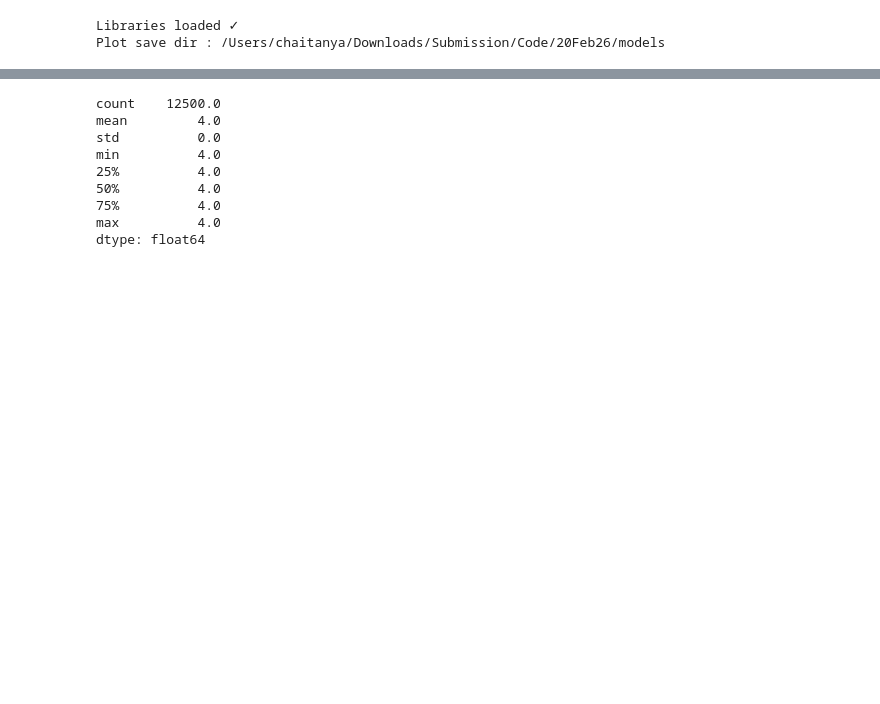
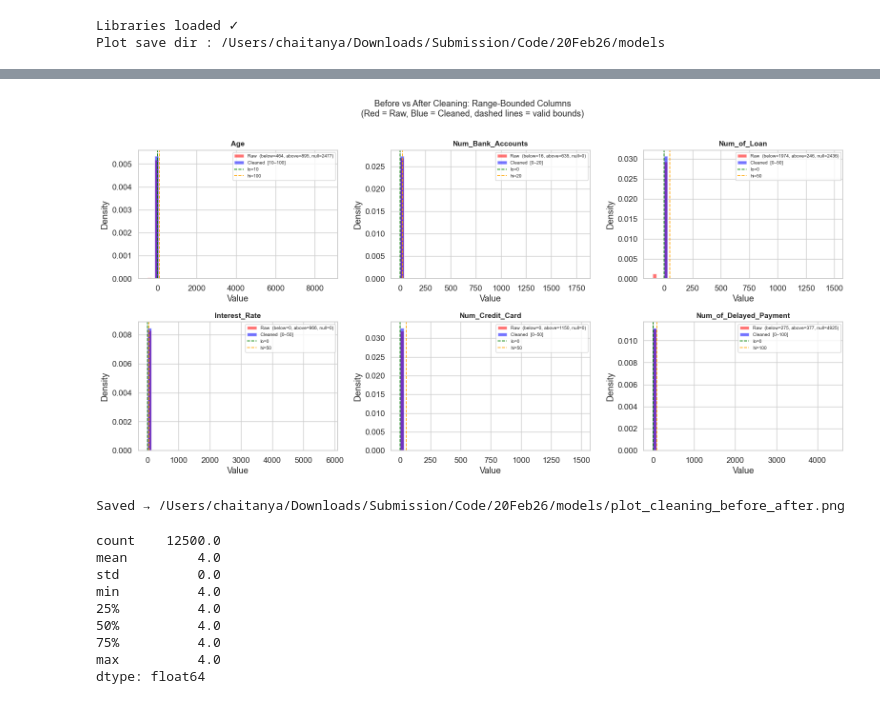
Before and after one commit to Chaitanya142/LJMU_MSDS_C26_Jul25, a Jupyter notebook: notebooks/01_EDA_and_Feature_Engineering.ipynb, the cells around one changed output, grey strips where cells are left out. Cells and saved outputs as stored; diff of their text form; code cells hidden in the pictures; blank space fills up the shorter version.

```diff
--- a/notebooks/01_EDA_and_Feature_Engineering.ipynb
+++ b/notebooks/01_EDA_and_Feature_Engineering.ipynb
@@ -66,3 +131,56 @@ Unique customers: 12500
+# %%
+
+# ── 1b. Before/After Cleaning: Histogram comparison for Range-Bounded Columns ──
+import matplotlib.pyplot as plt, numpy as np, os, pandas as pd
+from src.preprocessing import COLUMN_BOUNDS
+
+RAW_CSV = os.path.join(os.path.abspath('..'), 'Data', 'bank_user_dataset.csv')
+
+_raw2 = pd.read_csv(RAW_CSV)
+for c in _raw2.columns:
+    _raw2[c] = pd.to_numeric(_raw2[c].astype(str).str.replace(',', ''), errors='coerce')
+
+avail_cols = [c for c in COLUMN_BOUNDS if c in _raw2.columns and c in df_raw.columns]
+ncols = 3
+nrows = int(np.ceil(len(avail_cols) / ncols))
+
+fig, axes = plt.subplots(nrows, ncols, figsize=(16, 4 * nrows))
+axes = axes.flatten()
+
+for i, col in enumerate(avail_cols):
+    ax = axes[i]
+    lo, hi = COLUMN_BOUNDS[col]
+    raw_vals   = _raw2[col].dropna()
+    clean_vals = df_raw[col].dropna()
+
+    below = int((raw_vals < lo).sum())
+    above = int((raw_vals > hi).sum())
+    null  = int(_raw2[col].isna().sum())
+
+    combined_min = min(raw_vals.min(), clean_vals.min())
+    combined_max = max(raw_vals.max(), clean_vals.max())
+    bins = np.linspace(combined_min, combined_max, 50)
+
+    ax.hist(raw_vals,   bins=bins, alpha=0.55, color='red',  label=f'Raw  (below={below}, above={above}, null={null})', density=True)
+    ax.hist(clean_vals, bins=bins, alpha=0.55, color='blue', label=f'Cleaned  [{lo}–{hi}]', density=True)
+    ax.axvline(lo, color='green',  ls='--', lw=1.2, label=f'lo={lo}')
+    ax.axvline(hi, color='orange', ls='--', lw=1.2, label=f'hi={hi}')
+    ax.set_title(col, fontsize=11, fontweight='bold')
+    ax.set_xlabel('Value'); ax.set_ylabel('Density')
+    ax.legend(fontsize=7)
+
+for j in range(len(avail_cols), len(axes)):
+    axes[j].set_visible(False)
+
+fig.suptitle('Before vs After Cleaning: Range-Bounded Columns\n(Red = Raw, Blue = Cleaned, dashed lines = valid bounds)', fontsize=13, y=1.01)
+plt.tight_layout()
+out_path = os.path.join(save_dir, 'plot_cleaning_before_after.png')
+plt.savefig(out_path, dpi=150, bbox_inches='tight')
+plt.show()
+print(f"Saved → {out_path}")
+# %% [output]
+[figure, added]
+Saved → /Users/chaitanya/Downloads/Submission/Code/20Feb26/models/plot_cleaning_before_after.png
 # %%
 # ── 2. Records per customer distribution ──
 rpc = df_raw.groupby('Customer_ID').size()
```
Also changed, not shown: parts of 20 cells of this notebook, 8 other files.
